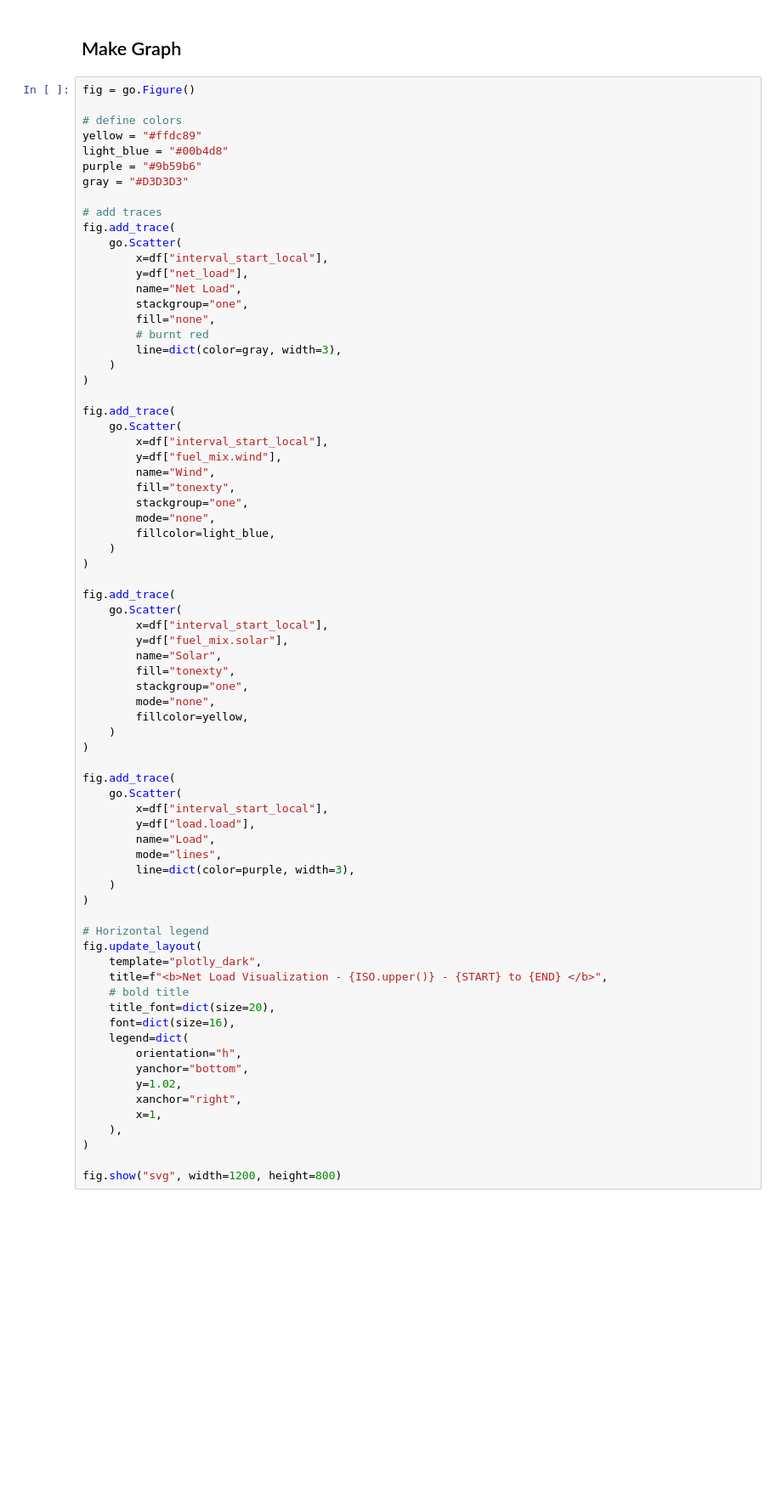
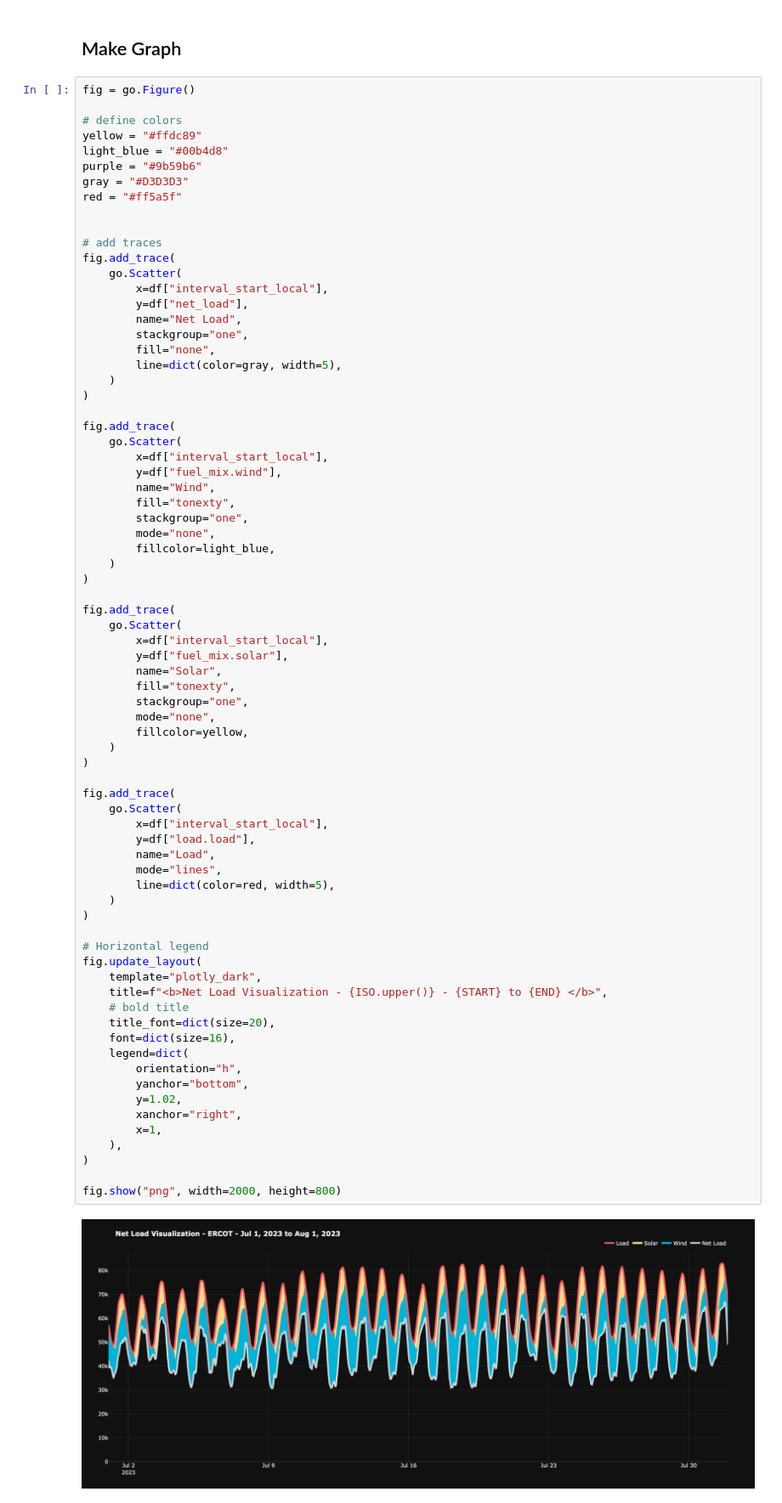
Before and after one commit to gridstatus/gridstatusio, a Jupyter notebook: Examples/Stacked Net Load Visualization.ipynb, the cells around one changed output. Shown: that part at 85% size. Cells and saved outputs as stored; diff of their text form; blank space fills up the shorter version.

Commit message:
Improve Stacked Net Load Visualization notebook

```diff
--- a/Examples/Stacked Net Load Visualization.ipynb
+++ b/Examples/Stacked Net Load Visualization.ipynb
@@ -64,6 +64,8 @@ yellow = "#ffdc89"
 light_blue = "#00b4d8"
 purple = "#9b59b6"
 gray = "#D3D3D3"
+red = "#ff5a5f"
+
 
 # add traces
 fig.add_trace(
@@ -73,8 +75,7 @@ fig.add_trace(
         name="Net Load",
         stackgroup="one",
         fill="none",
-        # burnt red
-        line=dict(color=gray, width=3),
+        line=dict(color=gray, width=5),
     )
 )
 
@@ -100,32 +101,34 @@ fig.add_trace(
         mode="none",
         fillcolor=yellow,
     )
 )
 
 fig.add_trace(
     go.Scatter(
         x=df["interval_start_local"],
         y=df["load.load"],
         name="Load",
         mode="lines",
-        line=dict(color=purple, width=3),
+        line=dict(color=red, width=5),
     )
 )
 
 # Horizontal legend
 fig.update_layout(
     template="plotly_dark",
     title=f"<b>Net Load Visualization - {ISO.upper()} - {START} to {END} </b>",
     # bold title
     title_font=dict(size=20),
     font=dict(size=16),
     legend=dict(
         orientation="h",
         yanchor="bottom",
         y=1.02,
         xanchor="right",
         x=1,
     ),
 )
 
-fig.show("svg", width=1200, height=800)
+fig.show("png", width=2000, height=800)
+# %% [output]
+[figure, added]
```
Also changed, not shown: parts of 1 cell of this notebook.
